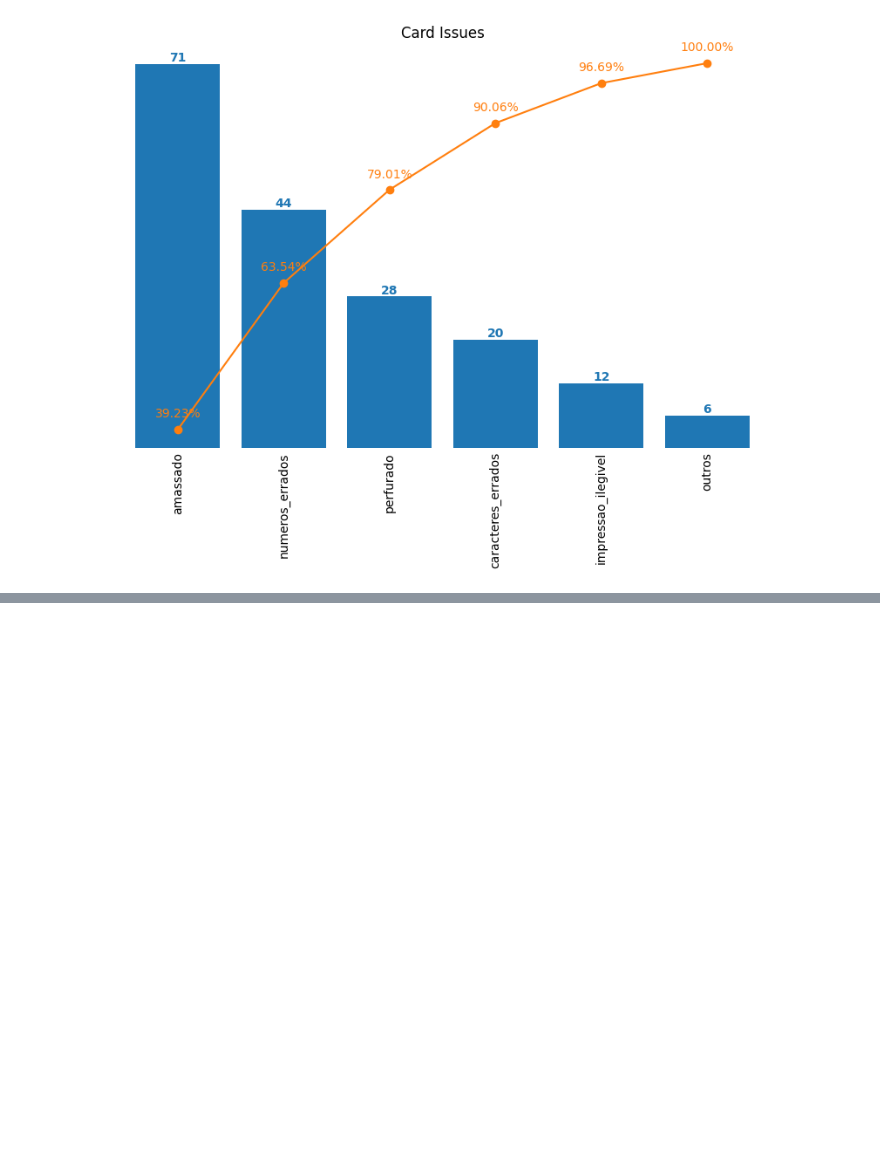
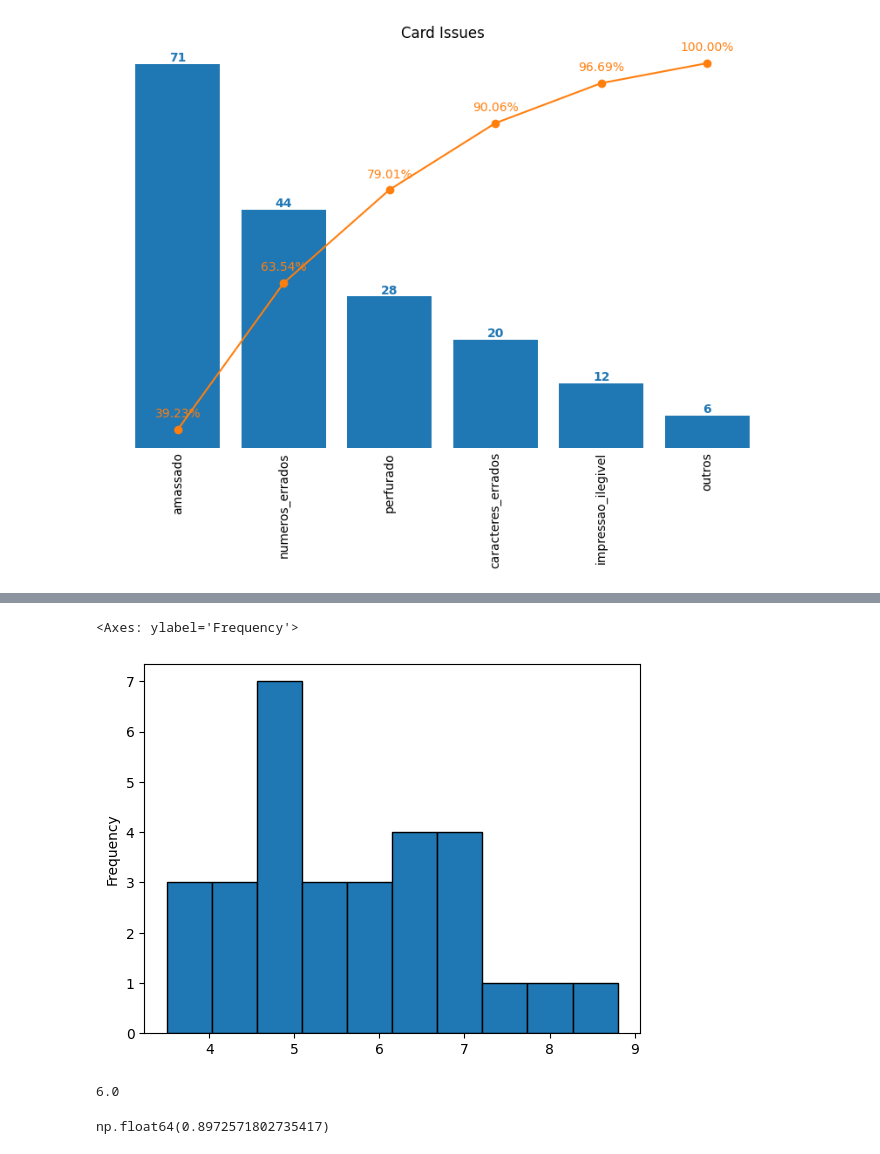
Before and after one commit to ErickVisone/DataScience, a Jupyter notebook: datascience/blood_donors.ipynb, the cells around one changed output, grey strips where cells are left out. Drawn from its saved outputs; the diff is of its cells as text; code cells hidden in the pictures; blank space fills up the shorter version.

Commit message:
Adding grades into blood_donors

```diff
--- a/datascience/blood_donors.ipynb
+++ b/datascience/blood_donors.ipynb
@@ -197,0 +200,7 @@ plt.show()
+# %%
+import pandas as pd
+import numpy as np
+import matplotlib.pyplot as plt
+
+df_grades = pd.read_csv("../Data/data_statistics/grades.csv")
+df_grades
@@ -197,0 +259,5 @@ plt.show()
+# %%
+df_grades['grades'].plot.hist(bins=10, edgecolor='black')
+# %% [output]
+<Axes: ylabel='Frequency'>
+[figure, added]
@@ -197,0 +269,11 @@ plt.show()
+# %%
+print(np.ceil(k))
+# %% [output]
+6.0
+# %%
+#Calculate the amplitude of the bins
+amplitude = (df_grades['grades'].max() - df_grades['grades'].min()) / k
+
+amplitude
+# %% [output]
+np.float64(0.8972571802735417)
```
Also changed, not shown: parts of 19 cells of this notebook.
